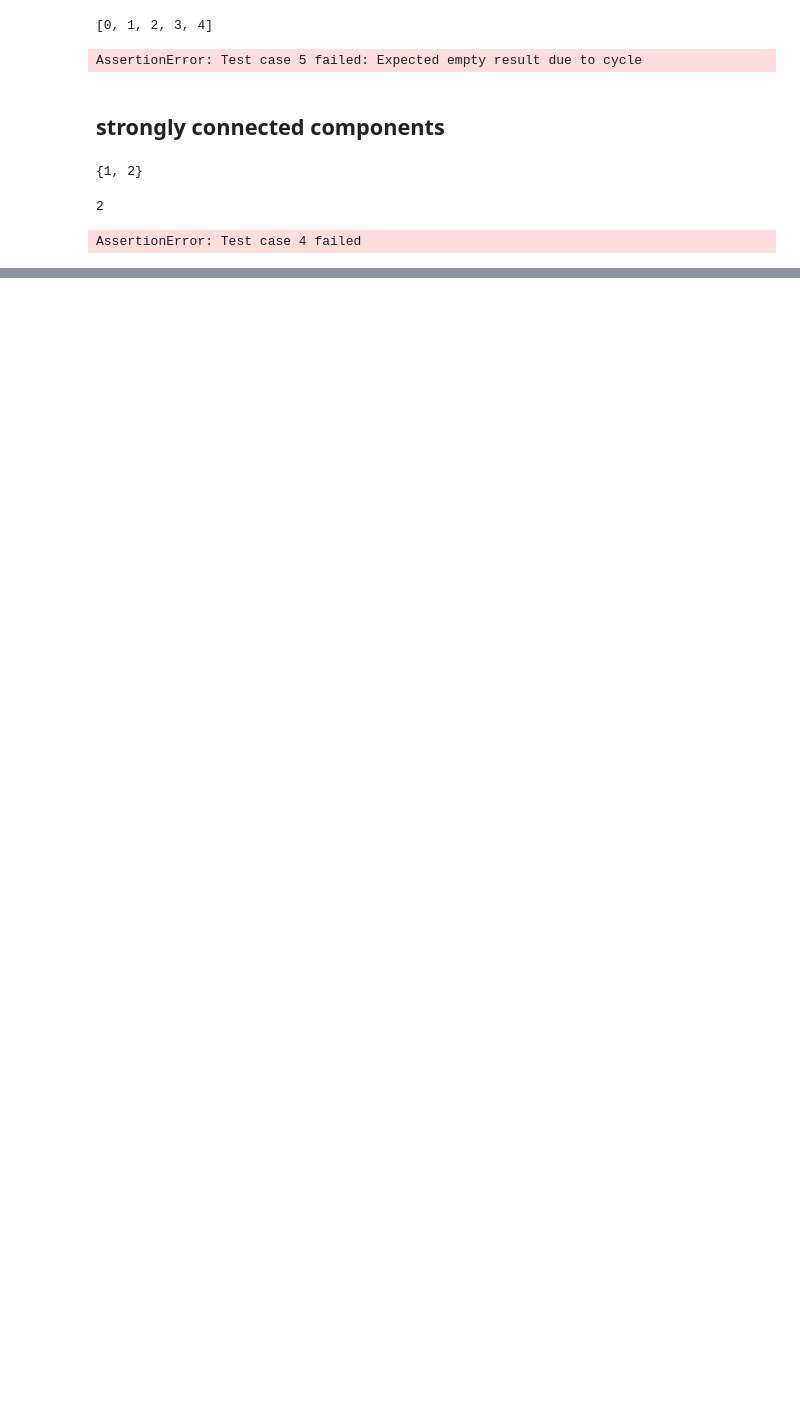
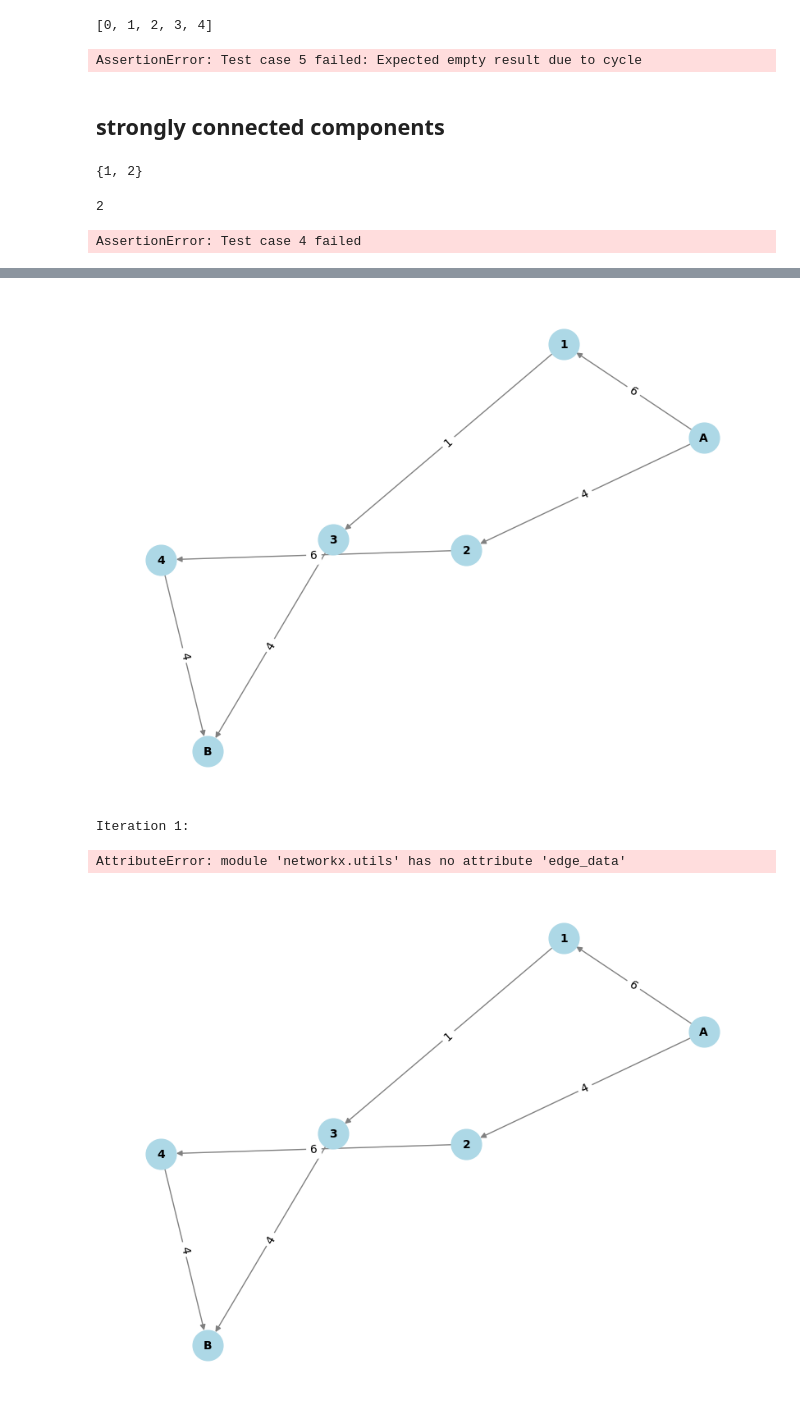
Before and after one commit to gderiddershanghai/algorithms, a Jupyter notebook: Discrete_Math_TSP_Graphs/Graphs_W2_.ipynb, the cells around one changed output, grey strips where cells are left out. Cells and saved outputs as stored; diff of their text form; code cells hidden in the pictures; blank space fills up the shorter version.

```diff
--- a/Discrete_Math_TSP_Graphs/Graphs_W2_.ipynb
+++ b/Discrete_Math_TSP_Graphs/Graphs_W2_.ipynb
@@ -313,0 +467,72 @@ AssertionError: Test case 4 failed
+# %%
+import networkx as nx
+import matplotlib.pyplot as plt
+
+# Create a directed graph
+G = nx.DiGraph()
+
+# Add edges with capacities
+edges = [
+    ('A', '1', 6),
+    ('A', '2', 4),
+    ('1', '3', 1),
+    ('2', '4', 6),
+    ('3', 'B', 4),
+    ('4', 'B', 4)
+]
+
+G.add_weighted_edges_from(edges, weight='capacity')
+
+def draw_graph(G, pos, flow_dict=None):
+    plt.figure(figsize=(8, 6))
+    nx.draw(G, pos, with_labels=True, node_size=700, node_color='lightblue', font_size=10, font_weight='bold', edge_color='gray')
+    labels = nx.get_edge_attributes(G, 'capacity')
+    nx.draw_networkx_edge_labels(G, pos, edge_labels=labels)
+    if flow_dict:
+        flow_labels = { (u, v): f"{flow}/{G[u][v]['capacity']}" for u, v, flow in nx.utils.edge_data(flow_dict) }
+        nx.draw_networkx_edge_labels(G, pos, edge_labels=flow_labels, label_pos=0.3, font_color='red')
+    plt.show()
+
+# Position the nodes in the graph
+pos = nx.spring_layout(G)
+
+# Draw the initial graph
+draw_graph(G, pos)
+
+# Apply Ford-Fulkerson algorithm and show iterations
+flow_value, flow_dict = nx.maximum_flow(G, 'A', 'B')
+
+# Convert the flow dictionary to show each iteration
+iterations = []
+
+# First iteration
+flow_dict_1 = {
+    'A': {'1': 1, '2': 0},
+    '1': {'3': 1},
+    '2': {'4': 0},
+    '3': {'B': 1},
+    '4': {'B': 0},
+    'B': {}
+}
+iterations.append(flow_dict_1)
+
+# Second iteration
+flow_dict_2 = {
+    'A': {'1': 1, '2': 4},
+    '1': {'3': 1},
+    '2': {'4': 4},
+    '3': {'B': 1},
+    '4': {'B': 4},
+    'B': {}
+}
+iterations.append(flow_dict_2)
+
+# Draw each iteration
+for i, flow_dict in enumerate(iterations, start=1):
+    print(f"Iteration {i}:")
+    draw_graph(G, pos, flow_dict)
+# %% [output]
+[figure, added]
+Iteration 1:
+AttributeError: module 'networkx.utils' has no attribute 'edge_data'
+[figure, added]
```
Also changed, not shown: parts of 15 cells of this notebook, 7 other files.
